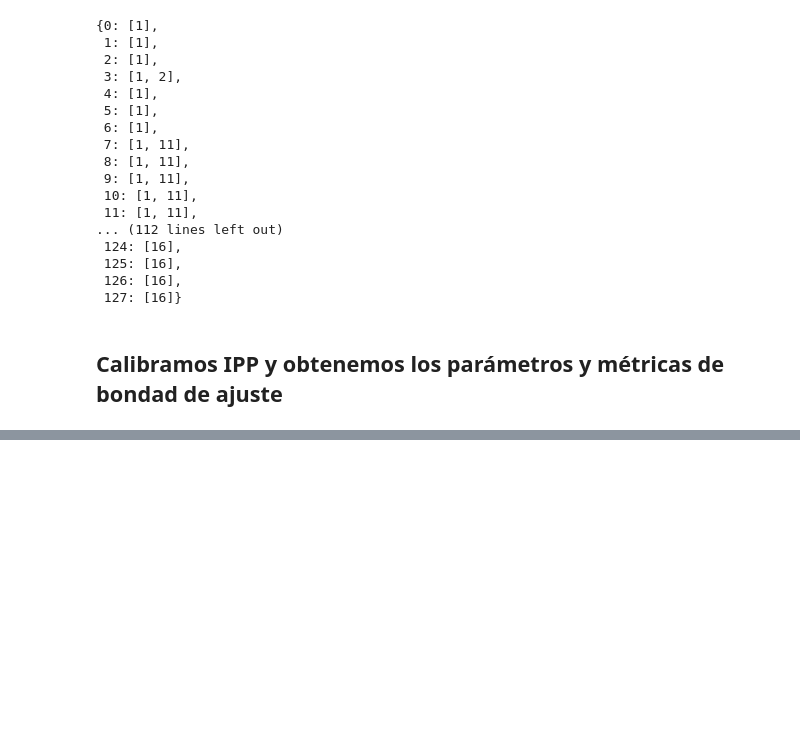
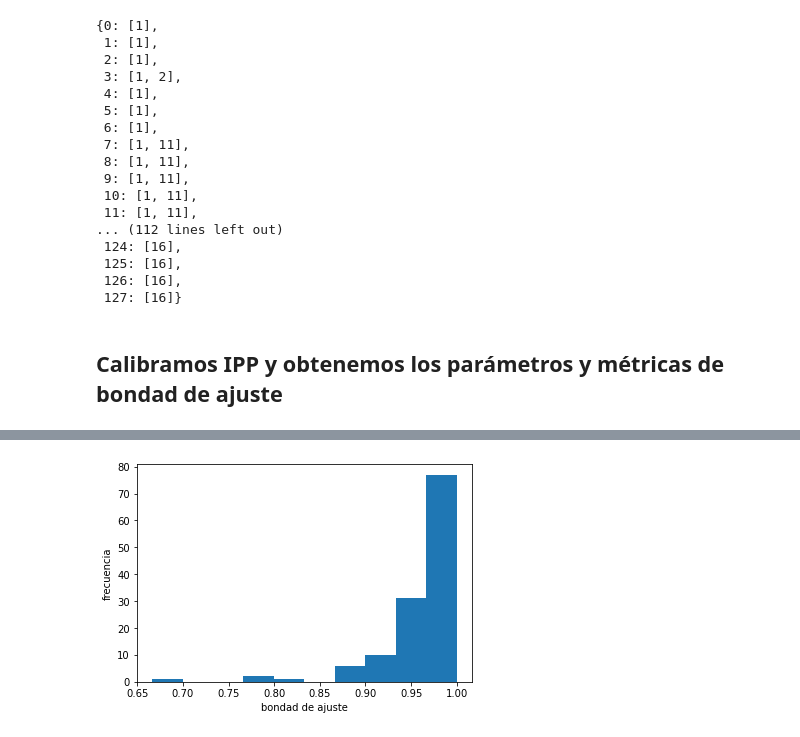
Before and after one commit to oguerrer/IPP_Lima, a Jupyter notebook: tutoriales/02 - calibracion.ipynb, the cells around one changed output, grey strips where cells are left out. Saved outputs shown, nothing was run; the diff lists cells and outputs as text; code cells hidden in the pictures; blank space fills up the shorter version.

```diff
--- a/tutoriales/02 - calibracion.ipynb
+++ b/tutoriales/02 - calibracion.ipynb
@@ -206,0 +245,8 @@ parametros_finales
+# %%
+# histograma de la bondad de ajuste de las alfas
+plt.hist(parametros_calibrados['GoF_alpha'].values)
+plt.xlabel('bondad de ajuste')
+plt.ylabel('frecuencia')
+plt.show()
+# %% [output]
+[figure, added]
```
Also changed, not shown: parts of 6 cells of this notebook, 1 other file.
